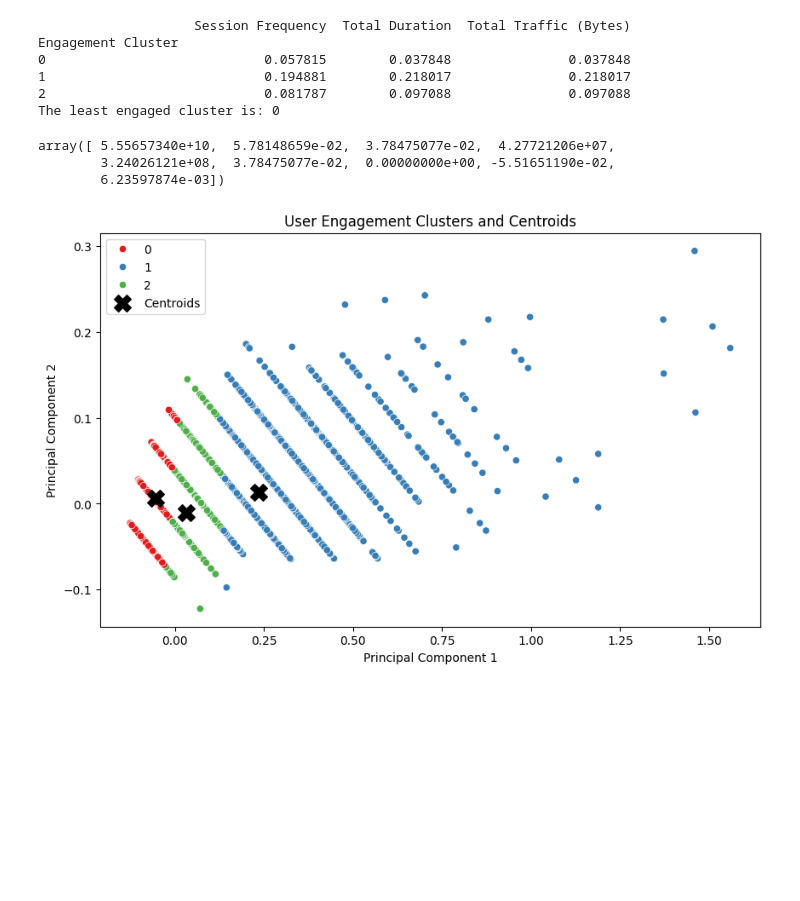
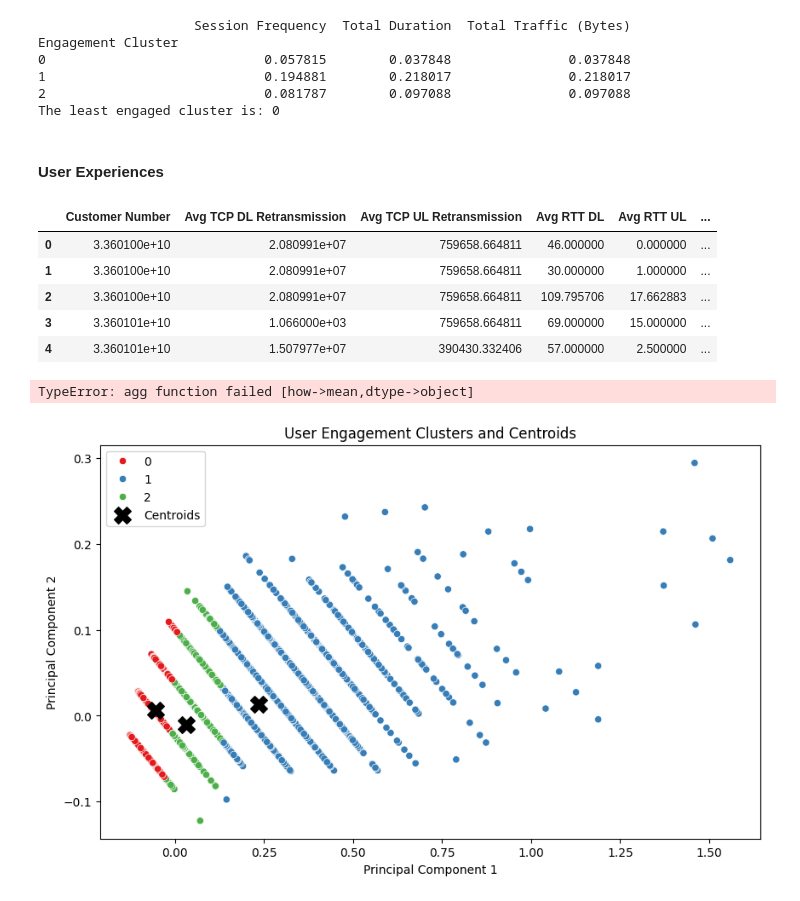
Before and after one commit to getahunTiruneh/TellCo-Telecom-Analysis, a Jupyter notebook: notebooks/satisfaction_analysis.ipynb, the cells around one changed output. Drawn from its saved outputs; the diff is of its cells as text; code cells hidden in the pictures; blank space fills up the shorter version.

```diff
--- a/notebooks/satisfaction_analysis.ipynb
+++ b/notebooks/satisfaction_analysis.ipynb
@@ -110,3 +131,15 @@ Engagement Cluster
 1                            0.194881        0.218017               0.218017
 2                            0.081787        0.097088               0.097088
 The least engaged cluster is: 0
+# %% [markdown]
+#### User Experiences
+# %%
+user_experience_df=pd.read_csv("user_experience_data.csv")
+user_experience_df.head()
+# %% [output]
+|  | Customer Number | Avg TCP DL Retransmission | Avg TCP UL Retransmission | Avg RTT DL | Avg RTT UL | ... |
+| 0 | 3.360100e+10 | 2.080991e+07 | 759658.664811 | 46.000000 | 0.000000 | ... |
+| 1 | 3.360100e+10 | 2.080991e+07 | 759658.664811 | 30.000000 | 1.000000 | ... |
+| 2 | 3.360100e+10 | 2.080991e+07 | 759658.664811 | 109.795706 | 17.662883 | ... |
+| 3 | 3.360101e+10 | 1.066000e+03 | 759658.664811 | 69.000000 | 15.000000 | ... |
+| 4 | 3.360101e+10 | 1.507977e+07 | 390430.332406 | 57.000000 | 2.500000 | ... |
@@ -117,8 +162,5 @@ from sklearn.metrics.pairwise import euclidean_distances
 
 # Step 1: Calculate the centroids of the least engaged cluster and worst experience cluster
 least_engaged_centroid = engagement_df[engagement_df['Engagement Cluster'] == least_engaged_cluster].mean().values
-# worst_experience_centroid = user_experience_df[user_experience_df['Experience Cluster'] == worst_experience_cluster].mean().values
+# Get the centroid for the worst experience cluster
+worst_experience_centroid = user_experience_df[user_experience_df['Experience Cluster'] == worst_experience_cluster][metrics].mean().values
-# %% [output]
-array([ 5.55657340e+10,  5.78148659e-02,  3.78475077e-02,  4.27721206e+07,
-        3.24026121e+08,  3.78475077e-02,  0.00000000e+00, -5.51651190e-02,
-        6.23597874e-03])
@@ -124,0 +179,13 @@ array([ 5.55657340e+10,  5.78148659e-02,  3.78475077e-02,  4.27721206e+07,
+# %%
+# Calculate the center of each experience cluster
+experience_centers = user_experience_df.groupby('Experience Cluster').mean().drop(columns=['MSISDN/Number'])
+
+# Calculate experience scores
+experience_scores = []
+for index, row in user_experience_df.iterrows():
+    cluster_center = experience_centers.loc[row['Experience Cluster']]
+    score = np.sqrt(np.sum((row[user_experience_df.columns != 'MSISDN/Number'] - cluster_center) ** 2))
+    experience_scores.append(score)
+user_experience_df['Experience Score'] = experience_scores
+# %% [output]
+TypeError: agg function failed [how->mean,dtype->object]
```
Also changed, not shown: parts of 8 cells of this notebook, 3 other files.
